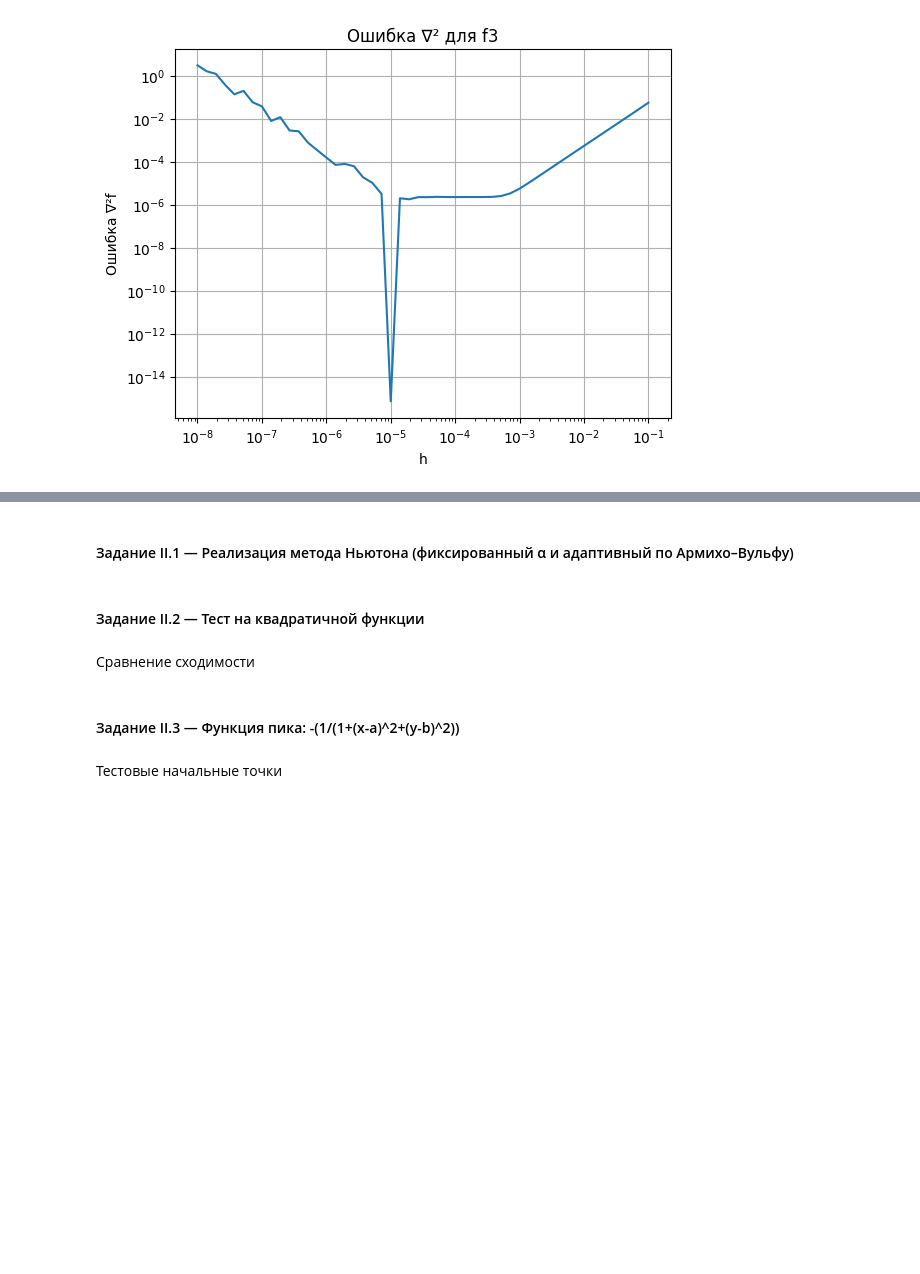
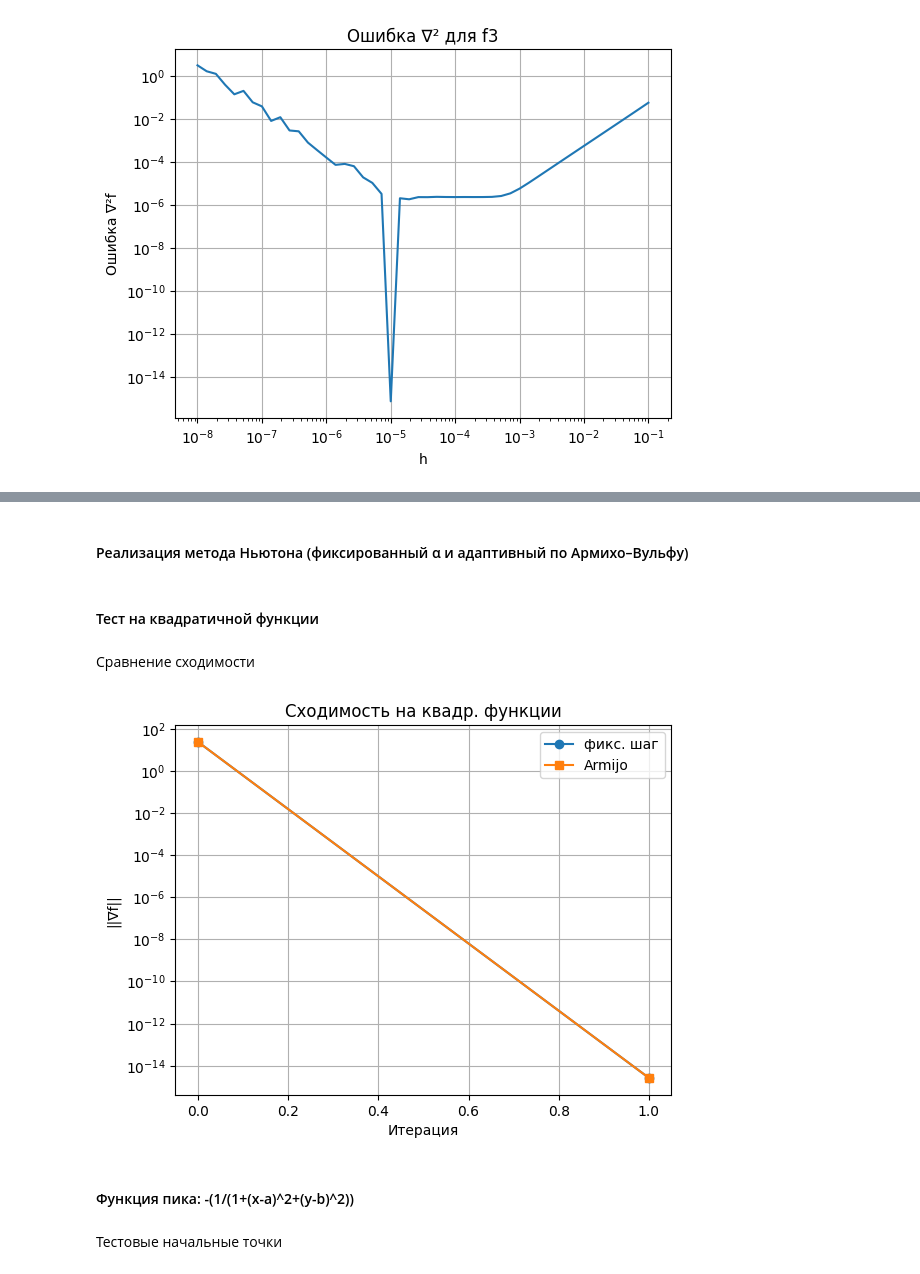
Before and after one commit to n-sukhov/OptMeth, a Jupyter notebook: Lab2/lab_2_MO.ipynb, the cells around one changed output, grey strips where cells are left out. Drawn from its saved outputs; the diff is of its cells as text; code cells hidden in the pictures; blank space fills up the shorter version.

```diff
--- a/Lab2/lab_2_MO.ipynb
+++ b/Lab2/lab_2_MO.ipynb
@@ -110,29 +140,39 @@ plt.figure(); plt.plot(ns, times_hess, marker='o'); plt.xlabel('n'); plt.ylabel(
 # %% [markdown]
-#### Задание II.1 — Реализация метода Ньютона (фиксированный α и адаптивный по Армихо–Вульфу)
+#### Реализация метода Ньютона (фиксированный α и адаптивный по Армихо–Вульфу)
 # %%
 def newton_fixed(f, grad, hess, x0, tol=1e-8, maxiter=50):
-    x = x0.astype(float).copy(); traj=[x.copy()]; norms=[np.linalg.norm(grad(x))]
+    x = x0.astype(float).copy()
+    traj=[x.copy()]
+    norms=[np.linalg.norm(grad(x))]
     for k in range(maxiter):
-        g = grad(x); H = hess(x)
+        g = grad(x)
+        H = hess(x)
         p = np.linalg.solve(H, g)
-        x -= p; traj.append(x.copy()); norms.append(np.linalg.norm(grad(x)))
+        x -= p
+        traj.append(x.copy())
+        norms.append(np.linalg.norm(grad(x)))
         if norms[-1]<tol: break
     return traj, norms
 # %%
 def newton_armijo(f, grad, hess, x0, tol=1e-8, maxiter=50, c1=1e-4, rho=0.5):
-    x = x0.astype(float).copy(); traj=[x.copy()]; norms=[np.linalg.norm(grad(x))]
+    x = x0.astype(float).copy()
+    traj=[x.copy()]
+    norms=[np.linalg.norm(grad(x))]
     for k in range(maxiter):
-        g = grad(x); H = hess(x)
+        g = grad(x)
+        H = hess(x)
         p = np.linalg.solve(H, g)
         alpha = 1.0
         fx = f(x)
         while f(x - alpha*p) > fx - c1*alpha*np.dot(g,p):
             alpha *= rho
-        x -= alpha*p; traj.append(x.copy()); norms.append(np.linalg.norm(grad(x)))
+        x -= alpha*p
+        traj.append(x.copy())
+        norms.append(np.linalg.norm(grad(x)))
         if norms[-1]<tol: break
     return traj, norms
 # %% [markdown]
-#### Задание II.2 — Тест на квадратичной функции
+#### Тест на квадратичной функции
 # %%
 A = np.array([[3,1],[1,2]])
 b = np.array([-1,4])
@@ -146,9 +186,19 @@ traj_a, norms_a = newton_armijo(fq, grad_q, hess_q, x0)
 # %% [markdown]
 Сравнение сходимости
 # %%
-plt.figure(); plt.semilogy(norms_f, marker='o', label='фикс. шаг'); plt.semilogy(norms_a, marker='s', label='Armijo'); plt.xlabel('Итерация'); plt.ylabel('||∇f||'); plt.title('Сходимость на квадр. функции'); plt.legend(); plt.grid(True); plt.show()
+plt.figure()
+plt.semilogy(norms_f, marker='o', label='фикс. шаг')
+plt.semilogy(norms_a, marker='s', label='Armijo')
+plt.xlabel('Итерация')
+plt.ylabel('||∇f||')
+plt.title('Сходимость на квадр. функции')
+plt.legend()
+plt.grid(True)
+plt.show()
+# %% [output]
+[figure, added]
 # %% [markdown]
-#### Задание II.3 — Функция пика: -(1/(1+(x-a)^2+(y-b)^2))
+#### Функция пика: -(1/(1+(x-a)^2+(y-b)^2))
 # %%
 # Пример значений ISU членов команды (заменить реальными)
 team_ISU = np.array([1000, 2000, 3000, 4000])
```
Also changed, not shown: parts of 10 cells of this notebook.
